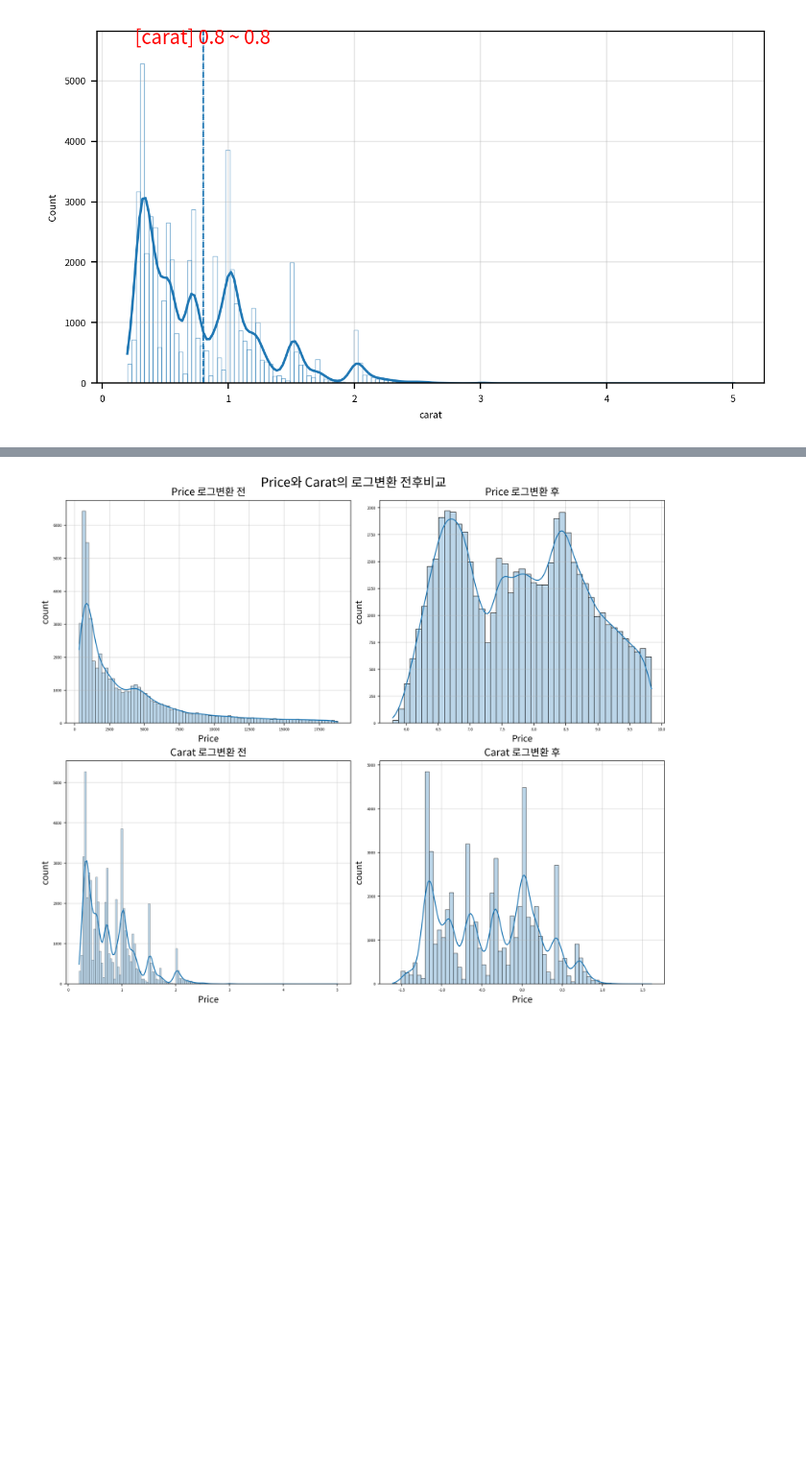
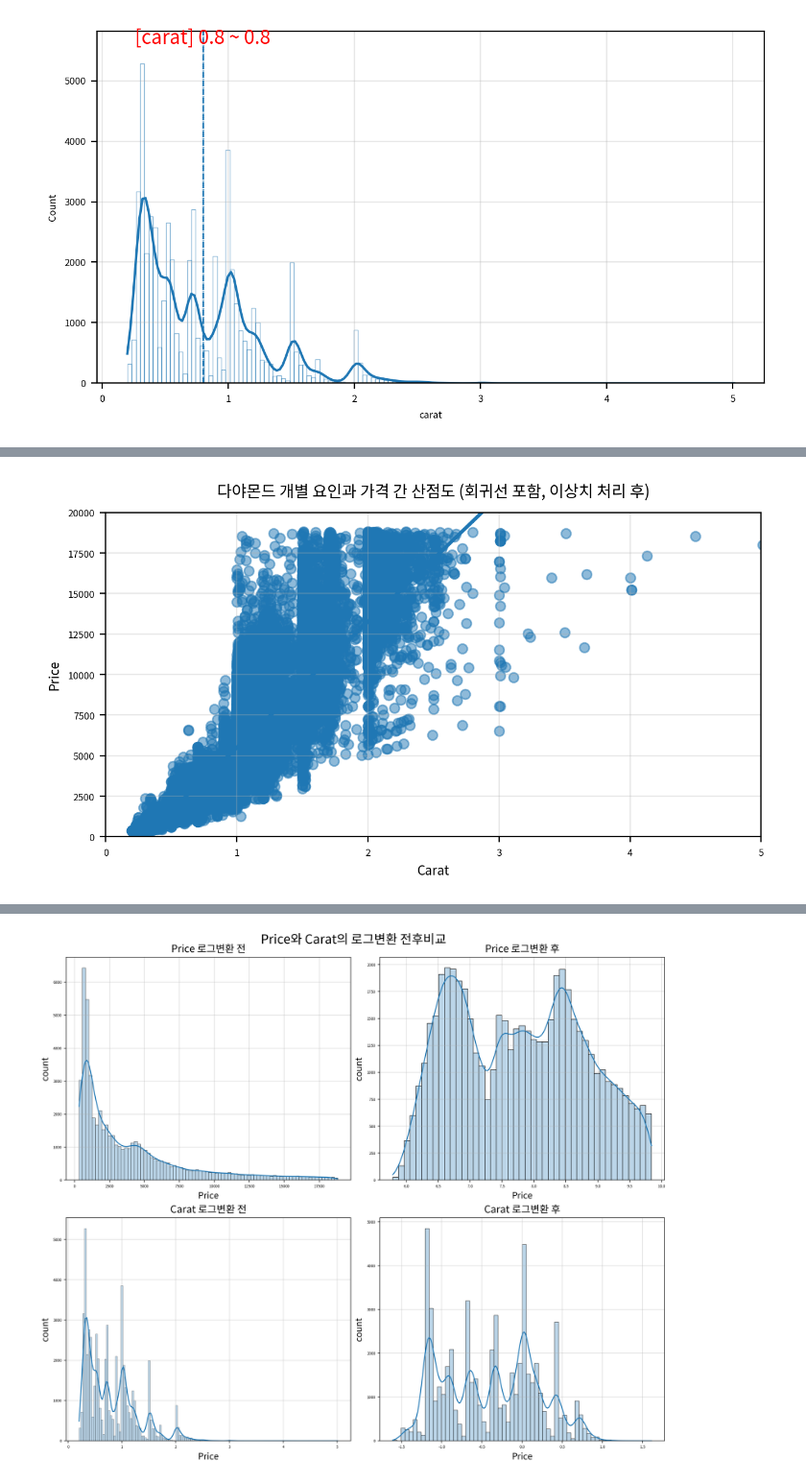
Before and after one commit to mvnvouno/python-study, a Jupyter notebook: 1차 프로젝트/Project 2. Diamonds 데이터분석 캡스톤.ipynb, the cells around one changed output, grey strips where cells are left out. Shown at 96% size. Drawn from its saved outputs; the diff is of its cells as text; code cells hidden in the pictures; blank space fills up the shorter version.

```diff
--- a/1차 프로젝트/Project 2. Diamonds 데이터분석 캡스톤.ipynb
+++ b/1차 프로젝트/Project 2. Diamonds 데이터분석 캡스톤.ipynb
@@ -305 +312,31 @@ plt.close()                  # 그래프 작업 종료
+# %%
+data = df[['price', 'carat']]  # 확인할 데이터 (컬럼단위)
+
+# 1) 그래프 초기화
+width_px = 1280             # 그래프 가로 크기
+height_px = 720             # 그래프 세로 크기
+rows = 1                    # 그래프 행 수
+cols = 1                    # 그래프 열 수
+figsize = (width_px / my_dpi, height_px / my_dpi)
+fig, ax = plt.subplots(rows, cols, figsize = figsize, dpi = my_dpi)
+
+# 2) 산점도 그래프(Reg Plot) 그리기 (회귀선 포함)
+    # regplot()은 hue 파라미터를 지원 안한다 ㅠ
+sb.regplot(data = data, x = 'carat', y = 'price',
+        scatter_kws = {'alpha': 0.5})
+
+# 3) 그래프 꾸미기:
+ax.set_title('다야몬드 개별 요인과 가격 간 산점도 (회귀선 포함, 이상치 처리 후)', fontsize=10, pad=10)
+ax.set_xlabel('Carat', fontsize=8)
+ax.set_ylabel('Price', fontsize=8)
+ax.set_xlim([0, 5])
+ax.set_ylim([0, 20000])
+ax.grid(True, alpha=0.3)     # 배경, 격자 표시/숨김
+
+# 4) 출력
+plt.tight_layout()           # 여백 제거
+plt.show()                   # 그래프 화면 출력
+plt.close()                  # 그래프 작업 종료
+# %% [output]
+[figure, added]
 # %% [markdown]
```
Also changed, not shown: parts of 28 cells of this notebook, 10 other files.
